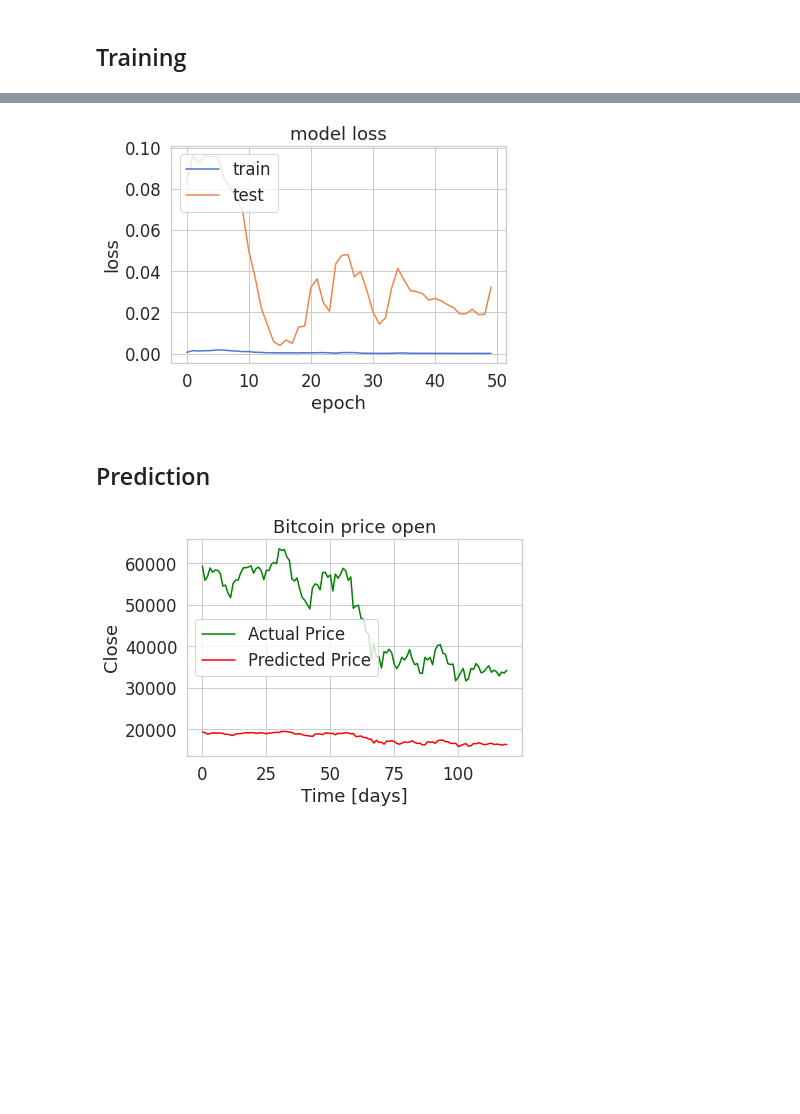
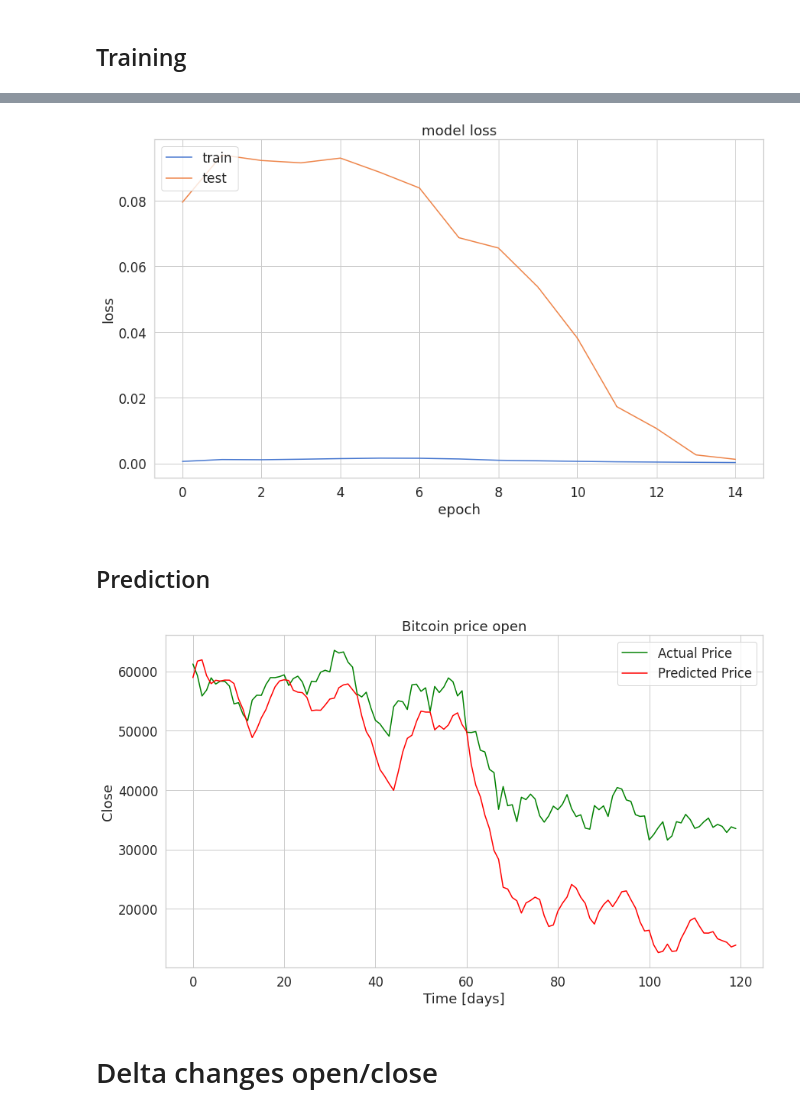
Before and after one commit to CHERR4/TFM-Crypto-Predict, a Jupyter notebook: TFM_Predicting_Crypto.ipynb, the cells around one changed output, grey strips where cells are left out. Saved outputs shown, nothing was run; the diff lists cells and outputs as text; code cells hidden in the pictures; blank space fills up the shorter version.

```diff
--- a/TFM_Predicting_Crypto.ipynb
+++ b/TFM_Predicting_Crypto.ipynb
@@ -9,7 +9,7 @@ if device_name != '/device:GPU:0':
 print('Found GPU at: {}'.format(device_name))
 from tensorflow import keras
 import pandas as pd
-import seaborn as sns
+import seaborn as sn
 from pylab import rcParams
 import matplotlib.pyplot as plt
 from matplotlib import rc
@@ -22,7 +22,7 @@ import math
 
 %matplotlib inline
 
-sns.set(style='whitegrid', palette='muted', font_scale=1.5)
+sn.set(style='whitegrid', palette='muted', font_scale=1.5)
 
 rcParams['figure.figsize'] = 14, 8
 
@@ -340,7 +337,7 @@ WINDOW_SIZE = SEQ_LEN - 1
 model_open = keras.Sequential()
 
 model_open.add(Bidirectional(CuDNNLSTM(WINDOW_SIZE, return_sequences=True),
-                        input_shape=(WINDOW_SIZE, X_train.shape[-1])))
+                        input_shape=(WINDOW_SIZE, X_open_train.shape[-1])))
 model_open.add(Dropout(rate=DROPOUT_OPEN))
 
 model_open.add(Bidirectional(CuDNNLSTM((WINDOW_SIZE * 2), return_sequences=True)))
@@ -365,7 +362,7 @@ start = time.time()
 history_open = model_open.fit(
     X_open_train,
     y_open_train,
-    epochs=50,
+    epochs=15,
     batch_size=BATCH_SIZE,
     shuffle=False,
     validation_split=0.1
@@ -405,23 +402,25 @@ plt.xlabel('epoch')
 plt.legend(['train', 'test'], loc='upper left')
 plt.show()
 # %% [output]
-[figure, old version]
+[figure, new version]
 # %% [markdown]
 ## Prediction
 # %%
-y_open_predict = model.predict(X_test)
+y_open_predict = model_open.predict(X_open_test)
 
-y_open_test_inverse = close_scaler.inverse_transform(y_test)
-y_open_predict_inverse = close_scaler.inverse_transform(y_open_predict)
+y_open_test_inverse = open_scaler.inverse_transform(y_open_test)
+y_open_predict_inverse = open_scaler.inverse_transform(y_open_predict)
 
 plt.plot(y_open_test_inverse, label="Actual Price", color='green')
 plt.plot(y_open_predict_inverse, label="Predicted Price", color='red')
 
 plt.title('Bitcoin price open')
 plt.xlabel('Time [days]')
 plt.ylabel('Close')
 plt.legend(loc='best')
 
 plt.show();
 # %% [output]
-[figure, old version]
+[figure, new version]
+# %% [markdown]
+# Delta changes open/close
```
Also changed, not shown: parts of 24 cells of this notebook.
